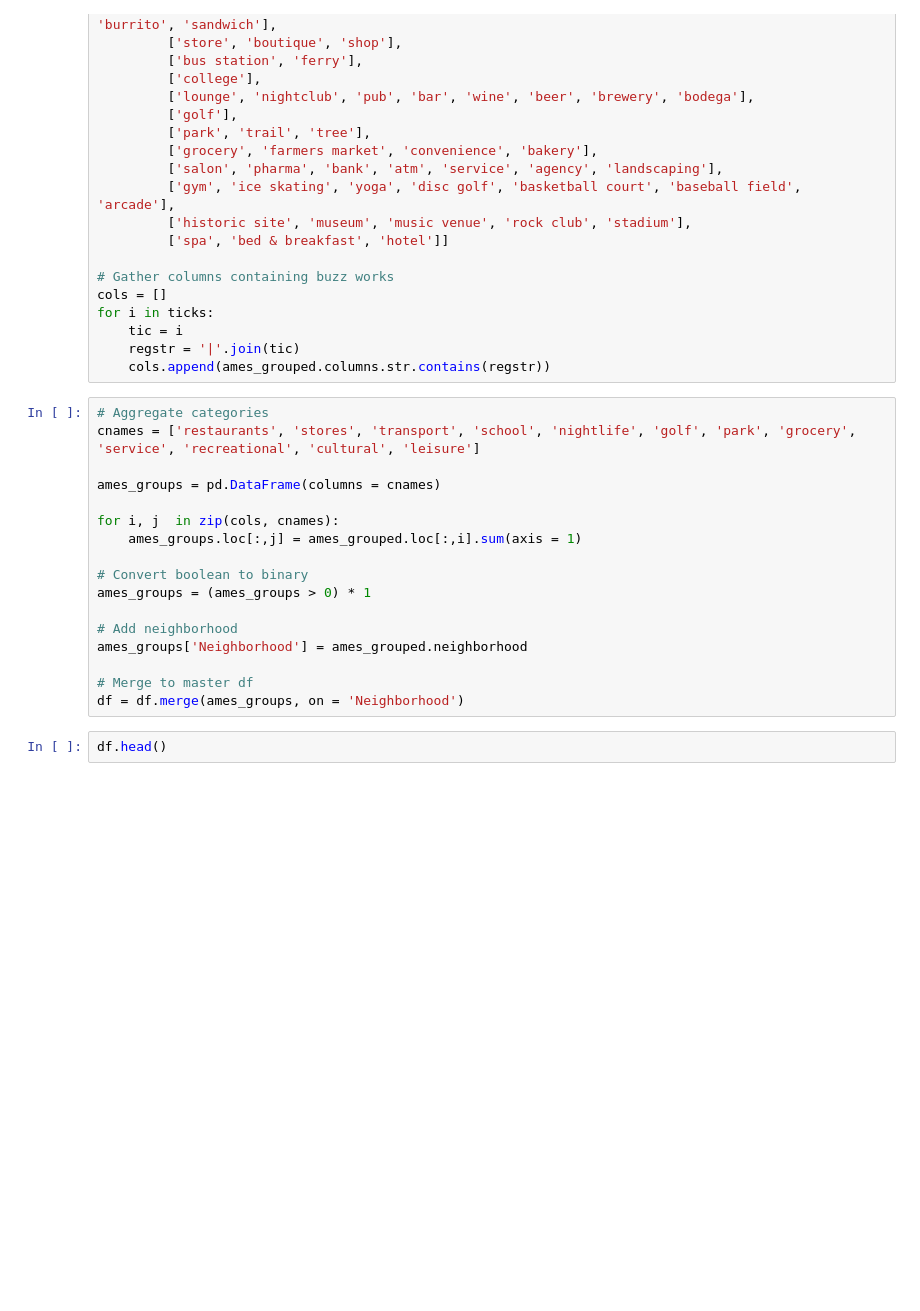
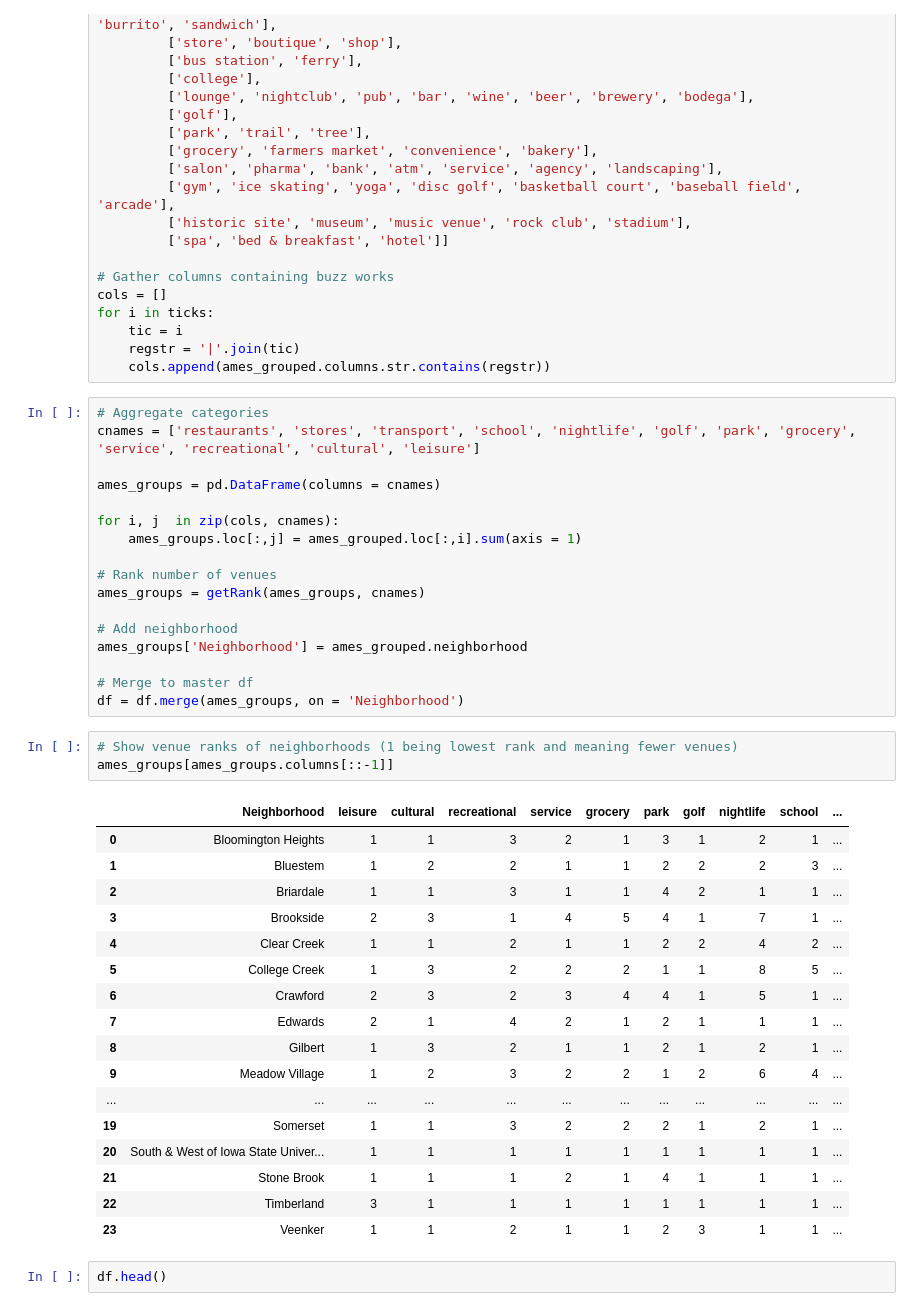
Before and after one commit to sfjep/IBM_Course_CapstonProject, a Jupyter notebook: CapstoneProject - Data collection.ipynb, the cells around one changed output. Saved outputs shown, nothing was run; the diff lists cells and outputs as text; blank space fills up the shorter version.

```diff
--- a/CapstoneProject - Data collection.ipynb
+++ b/CapstoneProject - Data collection.ipynb
@@ -300,14 +300,35 @@ ames_groups = pd.DataFrame(columns = cnames)
 for i, j  in zip(cols, cnames):
     ames_groups.loc[:,j] = ames_grouped.loc[:,i].sum(axis = 1)
 
-# Convert boolean to binary
-ames_groups = (ames_groups > 0) * 1
+# Rank number of venues
+ames_groups = getRank(ames_groups, cnames)
 
 # Add neighborhood
 ames_groups['Neighborhood'] = ames_grouped.neighborhood
 
 # Merge to master df
 df = df.merge(ames_groups, on = 'Neighborhood')
+# %%
+# Show venue ranks of neighborhoods (1 being lowest rank and meaning fewer venues)
+ames_groups[ames_groups.columns[::-1]]
+# %% [output]
+|  | Neighborhood | leisure | cultural | recreational | service | grocery | park | golf | nightlife | school | ... |
+| 0 | Bloomington Heights | 1 | 1 | 3 | 2 | 1 | 3 | 1 | 2 | 1 | ... |
+| 1 | Bluestem | 1 | 2 | 2 | 1 | 1 | 2 | 2 | 2 | 3 | ... |
+| 2 | Briardale | 1 | 1 | 3 | 1 | 1 | 4 | 2 | 1 | 1 | ... |
+| 3 | Brookside | 2 | 3 | 1 | 4 | 5 | 4 | 1 | 7 | 1 | ... |
+| 4 | Clear Creek | 1 | 1 | 2 | 1 | 1 | 2 | 2 | 4 | 2 | ... |
+| 5 | College Creek | 1 | 3 | 2 | 2 | 2 | 1 | 1 | 8 | 5 | ... |
+| 6 | Crawford | 2 | 3 | 2 | 3 | 4 | 4 | 1 | 5 | 1 | ... |
+| 7 | Edwards | 2 | 1 | 4 | 2 | 1 | 2 | 1 | 1 | 1 | ... |
+| 8 | Gilbert | 1 | 3 | 2 | 1 | 1 | 2 | 1 | 2 | 1 | ... |
+| 9 | Meadow Village | 1 | 2 | 3 | 2 | 2 | 1 | 2 | 6 | 4 | ... |
+| ... | ... | ... | ... | ... | ... | ... | ... | ... | ... | ... | ... |
+| 19 | Somerset | 1 | 1 | 3 | 2 | 2 | 2 | 1 | 2 | 1 | ... |
+| 20 | South & West of Iowa State Univer... | 1 | 1 | 1 | 1 | 1 | 1 | 1 | 1 | 1 | ... |
+| 21 | Stone Brook | 1 | 1 | 1 | 2 | 1 | 4 | 1 | 1 | 1 | ... |
+| 22 | Timberland | 3 | 1 | 1 | 1 | 1 | 1 | 1 | 1 | 1 | ... |
+| 23 | Veenker | 1 | 1 | 2 | 1 | 1 | 2 | 3 | 1 | 1 | ... |
 # %%
 df.head()
 # %% [output]
```
Also changed, not shown: parts of 4 cells of this notebook, 6 other files.
